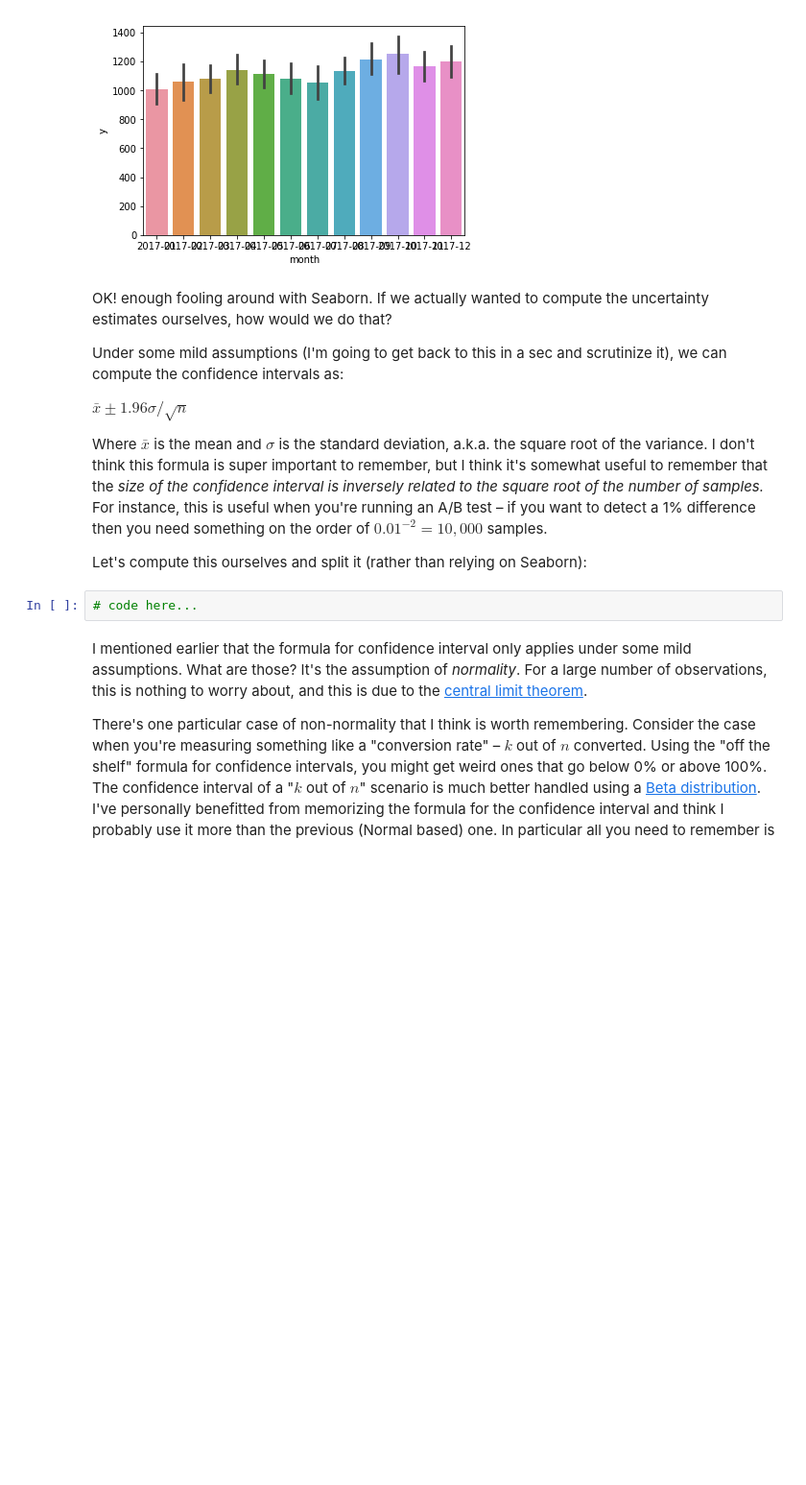
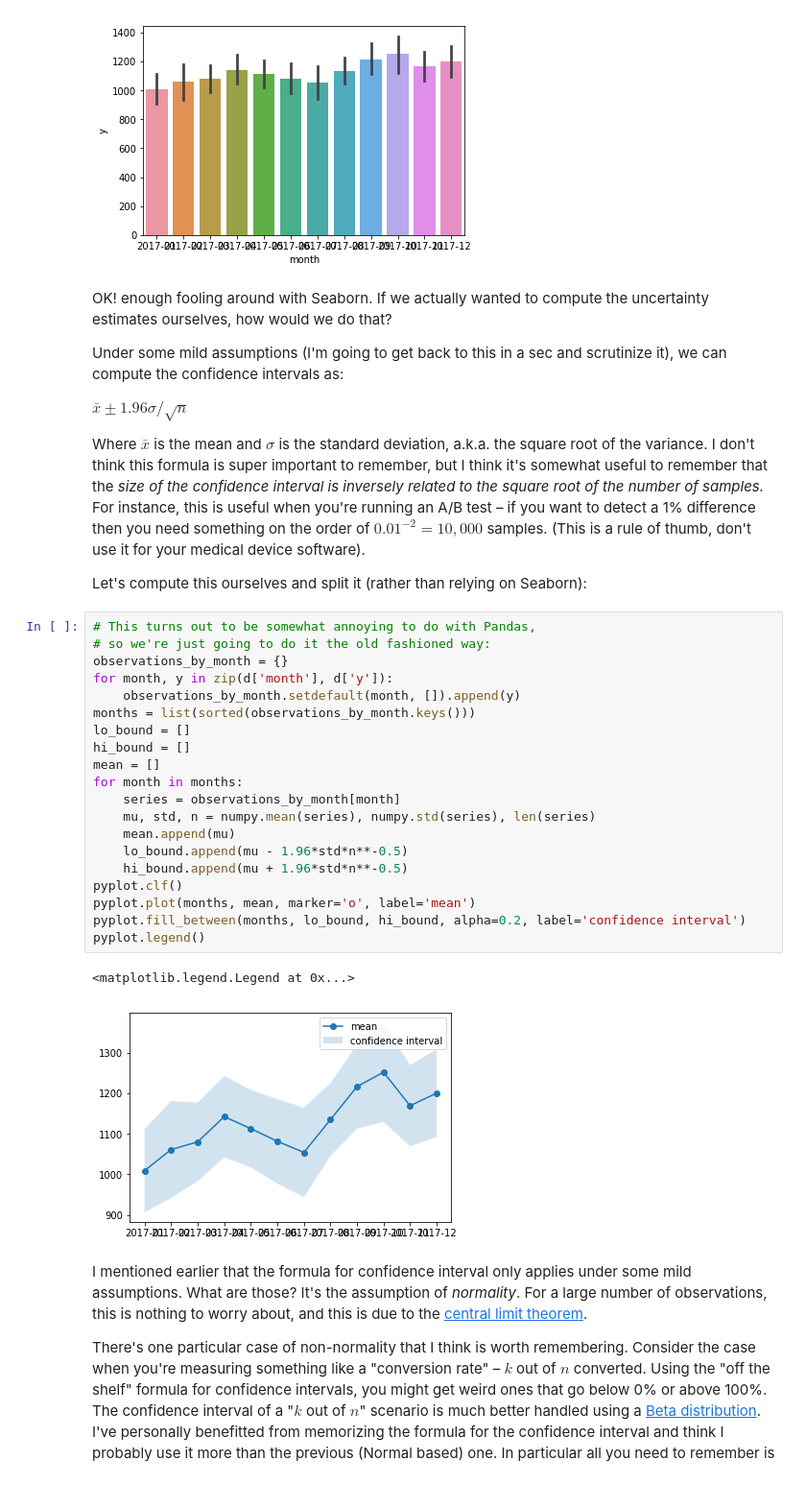
Before and after one commit to erikbern/uncertainty, a Jupyter notebook: notebook.ipynb, the cells around one changed output. Shown: that part at 96% size. Drawn from its saved outputs; the diff is of its cells as text; blank space fills up the shorter version.

```diff
--- a/notebook.ipynb
+++ b/notebook.ipynb
@@ -69,11 +69,32 @@ Under some mild assumptions (I'm going to get back to this in a sec and scrutini
 
 $\bar{x} \pm 1.96\sigma / \sqrt{n}$
 
-Where $\bar{x}$ is the mean and $\sigma$ is the standard deviation, a.k.a. the square root of the variance. I don't think this formula is super important to remember, but I think it's somewhat useful to remember that the _size of the confidence interval is inversely related to the square root of the number of samples._ For instance, this is useful when you're running an A/B test – if you want to detect a 1% difference then you need something on the order of $0.01^{-2} = 10,000$ samples.
+Where $\bar{x}$ is the mean and $\sigma$ is the standard deviation, a.k.a. the square root of the variance. I don't think this formula is super important to remember, but I think it's somewhat useful to remember that the _size of the confidence interval is inversely related to the square root of the number of samples._ For instance, this is useful when you're running an A/B test – if you want to detect a 1% difference then you need something on the order of $0.01^{-2} = 10,000$ samples. (This is a rule of thumb, don't use it for your medical device software).
 
 Let's compute this ourselves and split it (rather than relying on Seaborn):
-# %%
-# code here...
+# %%
+# This turns out to be somewhat annoying to do with Pandas,
+# so we're just going to do it the old fashioned way:
+observations_by_month = {}
+for month, y in zip(d['month'], d['y']):
+    observations_by_month.setdefault(month, []).append(y)
+months = list(sorted(observations_by_month.keys()))
+lo_bound = []
+hi_bound = []
+mean = []
+for month in months:
+    series = observations_by_month[month]
+    mu, std, n = numpy.mean(series), numpy.std(series), len(series)
+    mean.append(mu)
+    lo_bound.append(mu - 1.96*std*n**-0.5)
+    hi_bound.append(mu + 1.96*std*n**-0.5)
+pyplot.clf()
+pyplot.plot(months, mean, marker='o', label='mean')
+pyplot.fill_between(months, lo_bound, hi_bound, alpha=0.2, label='confidence interval')
+pyplot.legend()
+# %% [output]
+<matplotlib.legend.Legend at 0x...>
+[figure, added]
 # %% [markdown]
 I mentioned earlier that the formula for confidence interval only applies under some mild assumptions. What are those? It's the assumption of _normality_. For a large number of observations, this is nothing to worry about, and this is due to the [central limit theorem](https://en.wikipedia.org/wiki/Central_limit_theorem).
 
```
Also changed, not shown: parts of 2 cells of this notebook.
